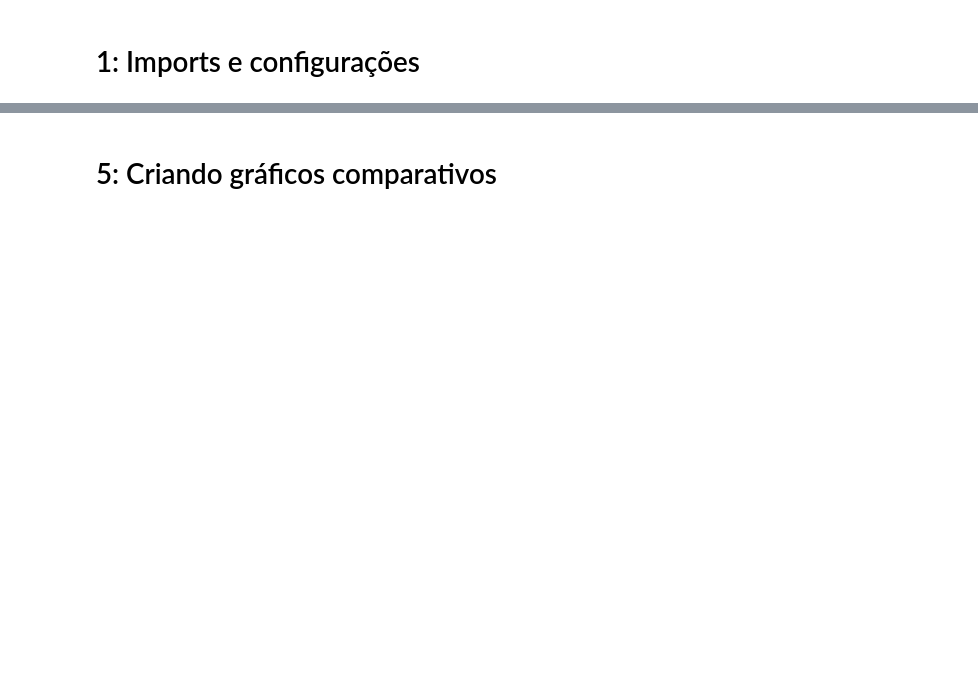
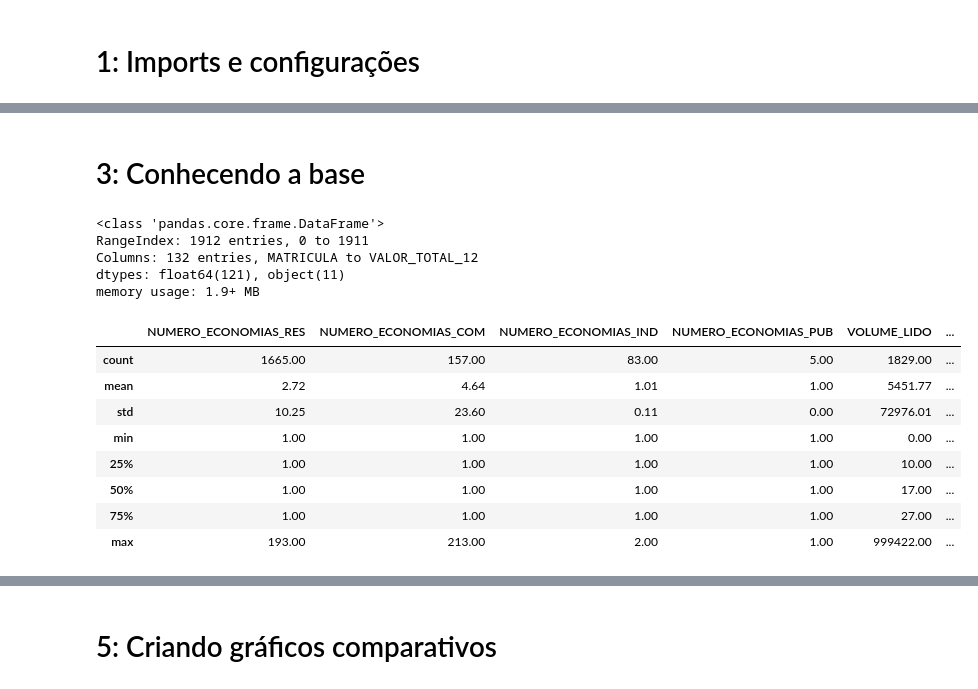
Before and after one commit to elissouza2023/sistema_agua_saneamento, a Jupyter notebook: notebooks/dados_sistema_saneamento.ipynb, the cells around one changed output, grey strips where cells are left out. Cells and saved outputs as stored; diff of their text form; code cells hidden in the pictures; blank space fills up the shorter version.

```diff
--- a/notebooks/dados_sistema_saneamento.ipynb
+++ b/notebooks/dados_sistema_saneamento.ipynb
@@ -38,0 +28,12 @@ Planilha baixada com sucesso!
+# %%
+import pandas as pd
+
+url = "https://raw.githubusercontent.com/elissouza2023/sistema_agua_saneamento/main/data/dados_micromedicao.xls"
+
+# Ler diretamente do GitHub
+df = pd.read_excel(url)
+
+print("Planilha carregada com sucesso!")
+
+# Visualizar primeiras linhas
+df.head()
@@ -38,0 +48,23 @@ Planilha baixada com sucesso!
+# %% [markdown]
+# 3: Conhecendo a base
+# %%
+# Informações da base
+df.info()
+# %% [output]
+<class 'pandas.core.frame.DataFrame'>
+RangeIndex: 1912 entries, 0 to 1911
+Columns: 132 entries, MATRICULA to VALOR_TOTAL_12
+dtypes: float64(121), object(11)
+memory usage: 1.9+ MB
+# %%
+df.describe()
+# %% [output]
+|  | NUMERO_ECONOMIAS_RES | NUMERO_ECONOMIAS_COM | NUMERO_ECONOMIAS_IND | NUMERO_ECONOMIAS_PUB | VOLUME_LIDO | ... |
+| count | 1665.00 | 157.00 | 83.00 | 5.00 | 1829.00 | ... |
+| mean | 2.72 | 4.64 | 1.01 | 1.00 | 5451.77 | ... |
+| std | 10.25 | 23.60 | 0.11 | 0.00 | 72976.01 | ... |
+| min | 1.00 | 1.00 | 1.00 | 1.00 | 0.00 | ... |
+| 25% | 1.00 | 1.00 | 1.00 | 1.00 | 10.00 | ... |
+| 50% | 1.00 | 1.00 | 1.00 | 1.00 | 17.00 | ... |
+| 75% | 1.00 | 1.00 | 1.00 | 1.00 | 27.00 | ... |
+| max | 193.00 | 213.00 | 2.00 | 1.00 | 999422.00 | ... |
```
Also changed, not shown: parts of 10 cells of this notebook, 2 other files.
